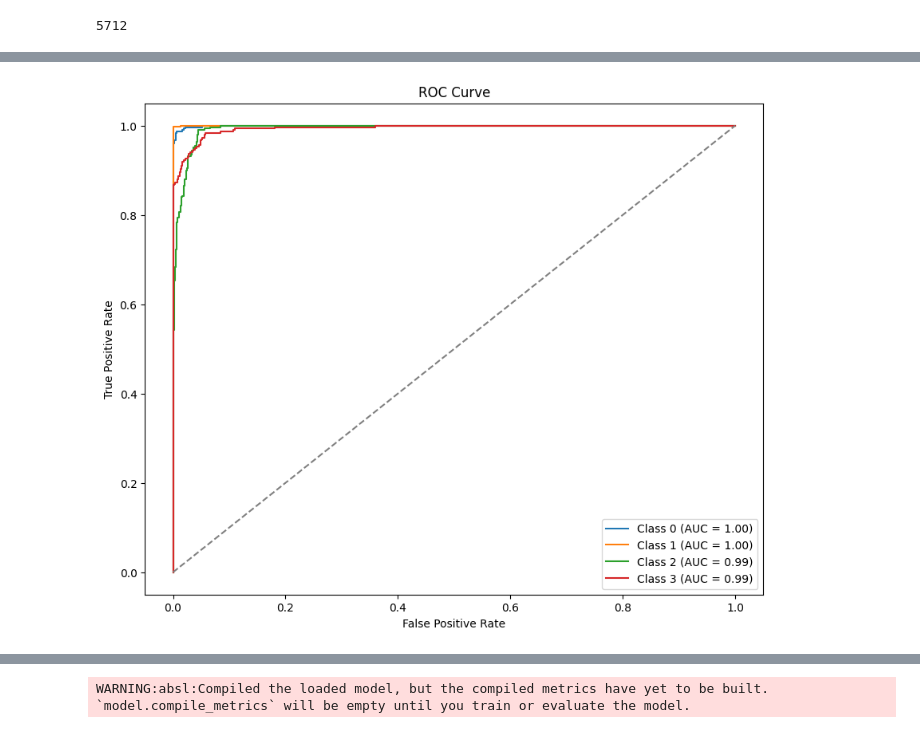
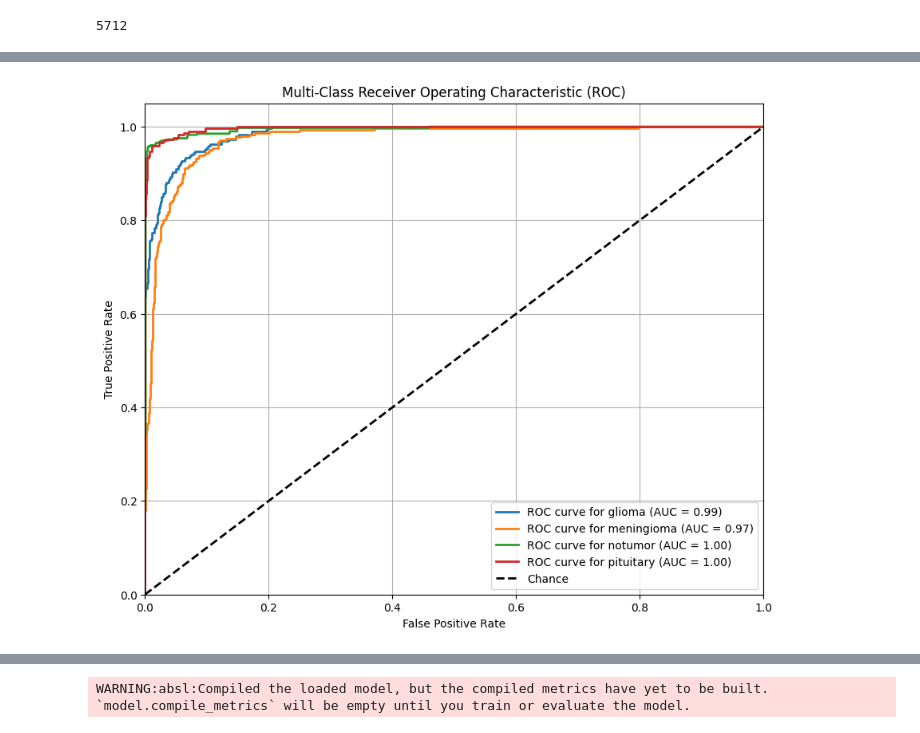
Before and after one commit to KotraHaridutt/Brain-Tumor-Classification, a Jupyter notebook: Brain_tumor_detection.ipynb, the cells around one changed output, grey strips where cells are left out. Saved outputs shown, nothing was run; the diff lists cells and outputs as text; code cells hidden in the pictures.

```diff
--- a/Brain_tumor_detection.ipynb
+++ b/Brain_tumor_detection.ipynb
@@ -40,3 +40,16 @@ for label in os.listdir(test_dr):
     test_labels.append(label)
 
 test_paths,test_labels = shuffle(test_paths,test_labels)
+# %%
+from sklearn.model_selection import train_test_split
+
+# Original train_paths and train_labels
+# train_paths, train_labels = shuffle(train_paths, train_labels)
+
+# Split the data into training (80%) and validation (20%)
+train_paths, val_paths, train_labels, val_labels = train_test_split(
+    train_paths, train_labels, test_size=0.2, random_state=42
+)
+
+print(f"Training images: {len(train_paths)}")
+print(f"Validation images: {len(val_paths)}")
@@ -198,27 +333,45 @@ plt.show()
 # %%
-from sklearn.metrics import roc_curve,auc
+import numpy as np
+import matplotlib.pyplot as plt
+from sklearn.metrics import roc_curve, auc
 from sklearn.preprocessing import label_binarize
 
-# 4. ROC Curve and AUC
-# Binarize the test labels and predictions for multi-class ROC
-test_labels_bin = label_binarize(test_labels_encoded, classes=np.arange(len(os.listdir(train_dr))))
-test_predictions_bin = test_predictions  # The predicted probabilities for each class
+# 1. Get predictions and true labels from the test generator
+# 'best_model' is the one loaded from your .h5 file
+y_pred_probs = best_model.predict(test_generator)
+y_true = test_generator.classes
+class_names = list(test_generator.class_indices.keys())
+n_classes = len(class_names)
 
-# Compute ROC curve and ROC AUC for each class
-fpr, tpr, roc_auc = {}, {}, {}
-for i in range(len(os.listdir(train_dr))):
-    fpr[i], tpr[i], _ = roc_curve(test_labels_bin[:, i], test_predictions_bin[:, i])
+# 2. Binarize the true labels to a one-hot encoded format
+y_true_bin = label_binarize(y_true, classes=np.arange(n_classes))
+
+# 3. Compute ROC curve and ROC area for each class
+fpr = dict()
+tpr = dict()
+roc_auc = dict()
+for i in range(n_classes):
+    # Compare the one-hot encoded true labels with the model's probability scores
+    fpr[i], tpr[i], _ = roc_curve(y_true_bin[:, i], y_pred_probs[:, i])
     roc_auc[i] = auc(fpr[i], tpr[i])
 
-# Plot ROC curve
+# 4. Plot all ROC curves
 plt.figure(figsize=(10, 8))
-for i in range(len(os.listdir(train_dr))):
-    plt.plot(fpr[i], tpr[i], label=f'Class {i} (AUC = {roc_auc[i]:.2f})')
 
-plt.plot([0, 1], [0, 1], linestyle='--', color='gray')  # Diagonal line
-plt.title("ROC Curve")
-plt.xlabel("False Positive Rate")
-plt.ylabel("True Positive Rate")
+# Plot each class's ROC curve
+for i in range(n_classes):
+    plt.plot(fpr[i], tpr[i], lw=2,
+             label=f'ROC curve for {class_names[i]} (AUC = {roc_auc[i]:.2f})')
+
+# Plot the "chance" line (a classifier with no skill)
+plt.plot([0, 1], [0, 1], 'k--', lw=2, label='Chance')
+
+plt.xlim([0.0, 1.0])
+plt.ylim([0.0, 1.05])
+plt.xlabel('False Positive Rate')
+plt.ylabel('True Positive Rate')
+plt.title('Multi-Class Receiver Operating Characteristic (ROC)')
 plt.legend(loc="lower right")
+plt.grid(True)
 plt.show()
 # %% [output]
@@ -225 +379 @@ plt.show()
-[figure, old version]
+[figure, new version]
```
Also changed, not shown: parts of 18 cells of this notebook.
